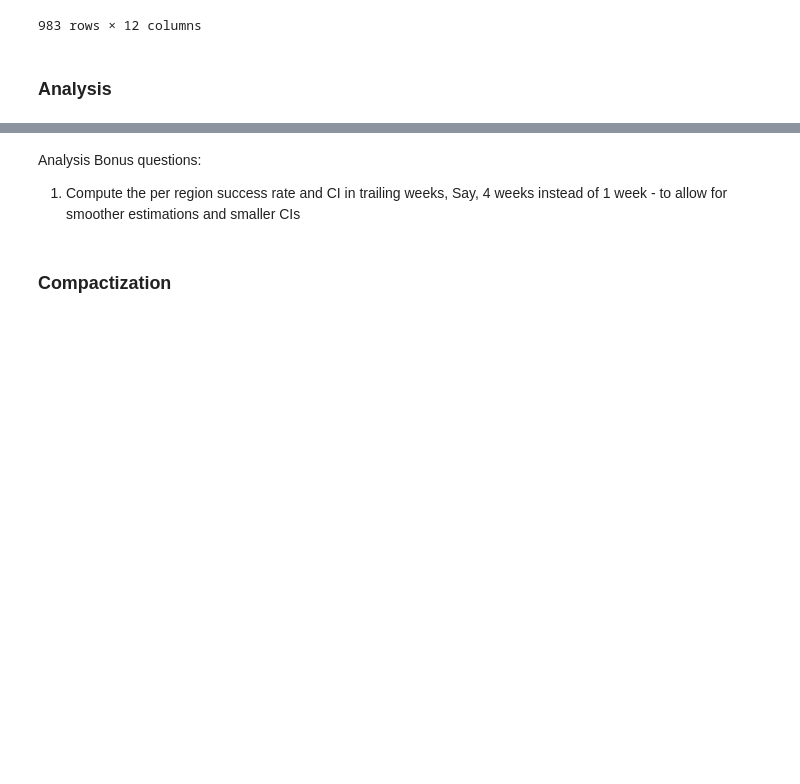
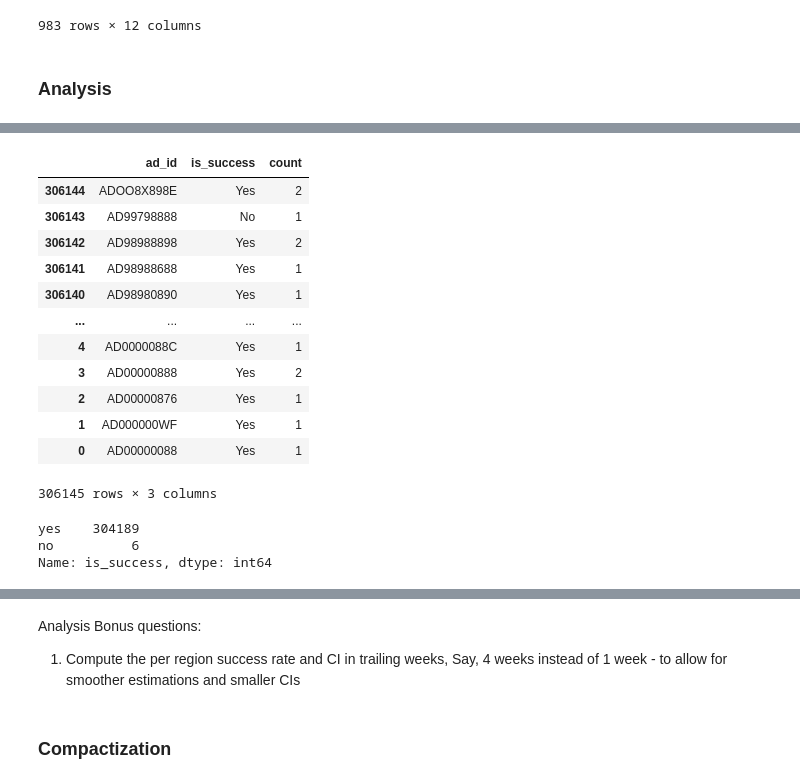
Before and after one commit to lior15/PythonDataScienceHandbook, a Jupyter notebook: Exercises/Data analysis - Final assignment Solution.ipynb, the cells around one changed output, grey strips where cells are left out. Saved outputs shown, nothing was run; the diff lists cells and outputs as text; code cells hidden in the pictures; blank space fills up the shorter version.

```diff
--- a/Exercises/Data analysis - Final assignment Solution.ipynb
+++ b/Exercises/Data analysis - Final assignment Solution.ipynb
@@ -394,0 +443,30 @@ The default value of regex will change from True to False in a future version.
+# %%
+# 5. Are there ads that are being sent in more than one week?
+   # A. Which is the ad that was sent in most amount of weeks (e.g. ad X where sent in Y different weeks)
+   # B. What are the weeks that the ad from above was sent in?
+   # C. Is there an Ad that was succsefull in one week, but not succesfful in a different week? Show one.
+ad_recs_annotated.groupby('ad_id')['week_number'].nunique().reset_index(name='count').sort_values('count',ascending=False)
+ad_recs_annotated.groupby('ad_id').unique()
+ad_recs_annotated.groupby(['ad_id','is_success'])['week_number'].nunique().reset_index(name='count').sort_values('ad_id',ascending=False)
+# %% [output]
+|  | ad_id | is_success | count |
+| 306144 | ADOO8X898E | Yes | 2 |
+| 306143 | AD99798888 | No | 1 |
+| 306142 | AD98988898 | Yes | 2 |
+| 306141 | AD98988688 | Yes | 1 |
+| 306140 | AD98980890 | Yes | 1 |
+| ... | ... | ... | ... |
+| 4 | AD0000088C | Yes | 1 |
+| 3 | AD00000888 | Yes | 2 |
+| 2 | AD00000876 | Yes | 1 |
+| 1 | AD000000WF | Yes | 1 |
+| 0 | AD00000088 | Yes | 1 |
+306145 rows × 3 columns
+# %%
+# 6. When is_sever is None, what is the number of successful requests? What is the number of non-successful requests? What do you learn from it about the reason for Nones in the first place?
+ad_recs_annotated[ad_recs_annotated.is_sever.isna()].is_success.value_counts()
+# is na due to the fact that it was not sever, only 6 out of 304195 was not successful
+# %% [output]
+yes    304189
+no          6
+Name: is_success, dtype: int64
```
Also changed, not shown: parts of 35 cells of this notebook.
